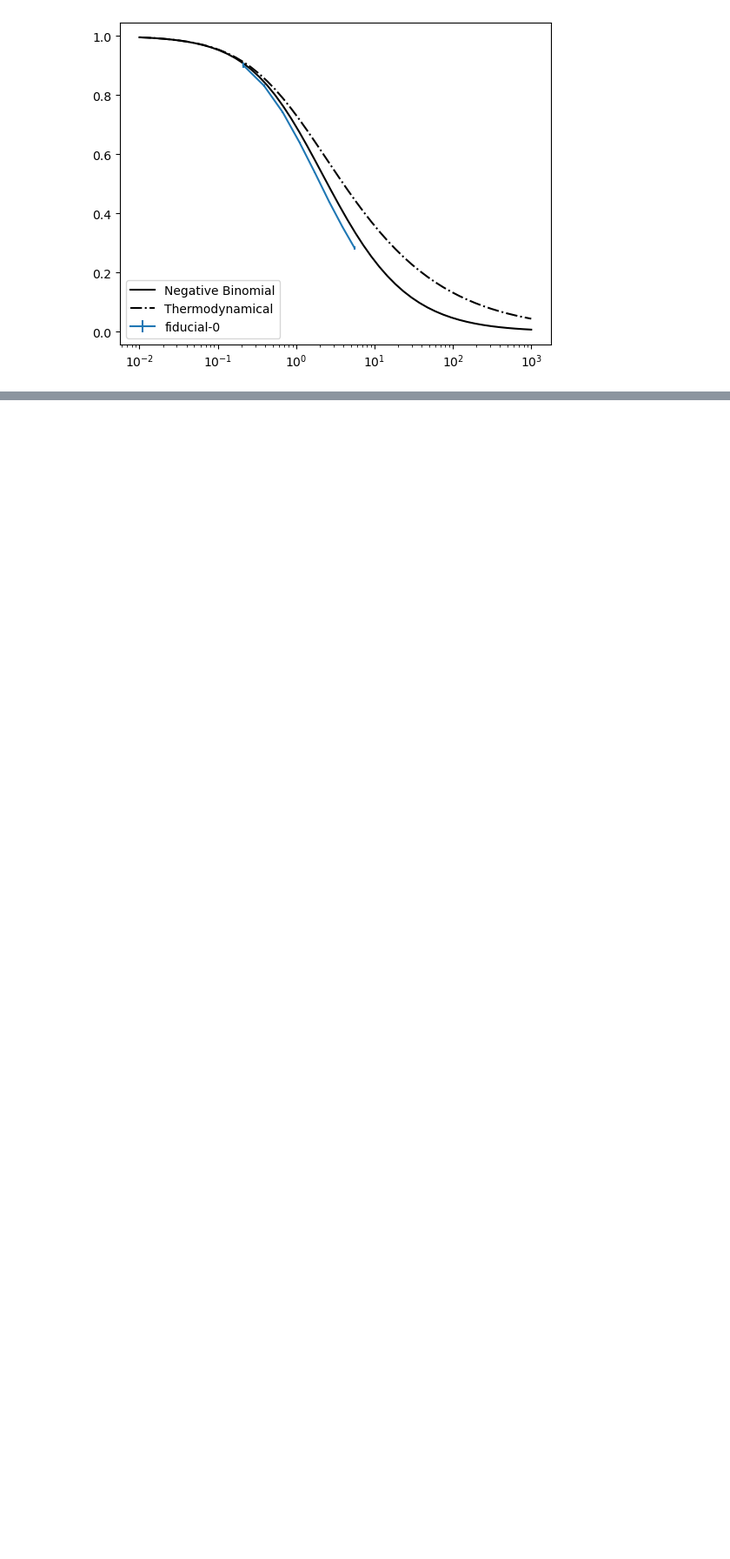
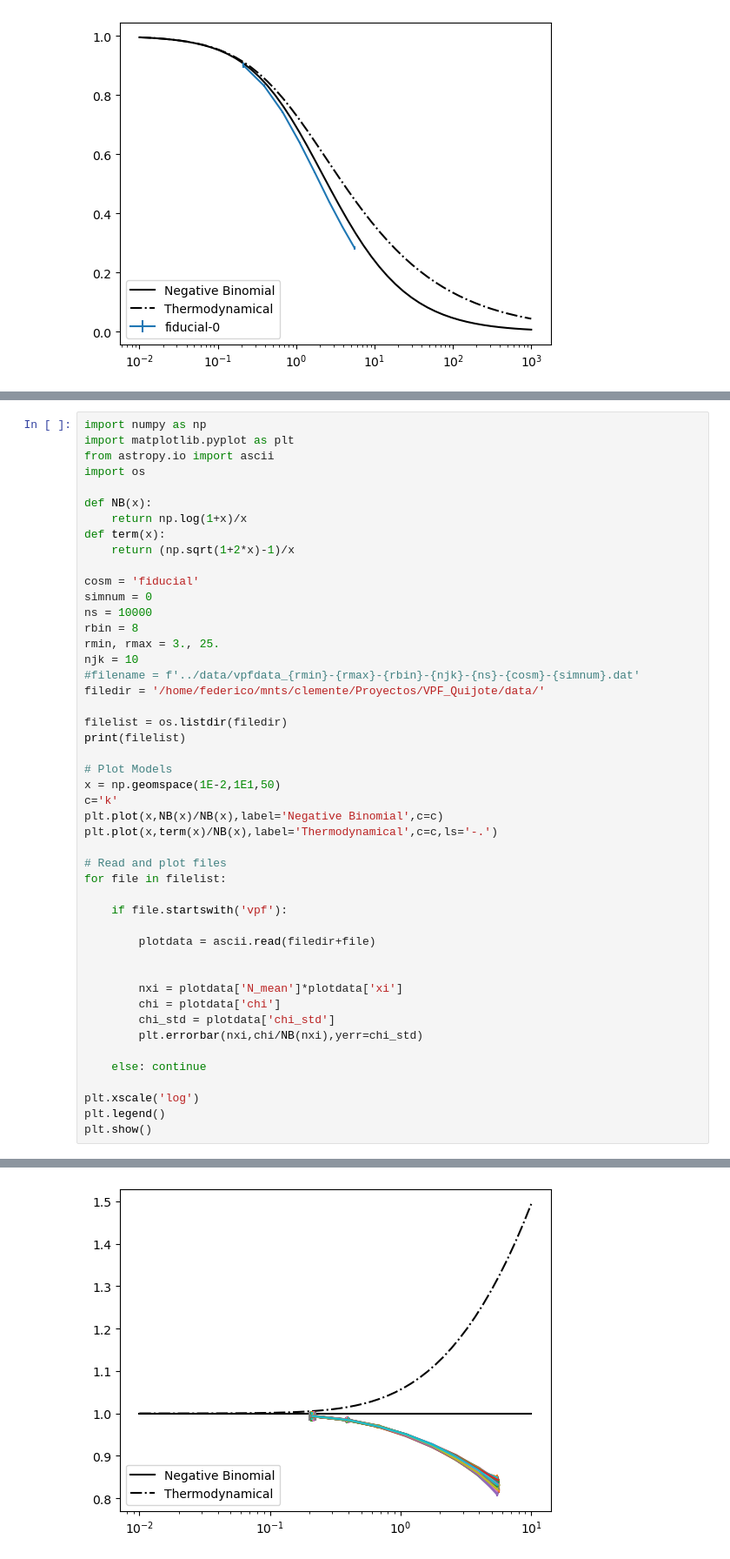
Before and after one commit to FedeDavilaKurban/VPF_Quijote, a Jupyter notebook: rvpf_new_PLOT.ipynb, the cells around one changed output, grey strips where cells are left out. Shown at 87% size. Drawn from its saved outputs; the diff is of its cells as text; blank space fills up the shorter version.

Commit message:
new plot

```diff
--- a/rvpf_new_PLOT.ipynb
+++ b/rvpf_new_PLOT.ipynb
@@ -29,0 +32,48 @@ plt.show()
+# %%
+import numpy as np
+import matplotlib.pyplot as plt
+from astropy.io import ascii
+import os
+
+def NB(x):
+    return np.log(1+x)/x
+def term(x):
+    return (np.sqrt(1+2*x)-1)/x
+
+cosm = 'fiducial'
+simnum = 0
+ns = 10000
+rbin = 8
+rmin, rmax = 3., 25.
+njk = 10
+#filename = f'../data/vpfdata_{rmin}-{rmax}-{rbin}-{njk}-{ns}-{cosm}-{simnum}.dat'
+filedir = '/home/federico/mnts/clemente/Proyectos/VPF_Quijote/data/'
+
+filelist = os.listdir(filedir)
+print(filelist)
+
+# Plot Models
+x = np.geomspace(1E-2,1E1,50)
+c='k'
+plt.plot(x,NB(x)/NB(x),label='Negative Binomial',c=c)
+plt.plot(x,term(x)/NB(x),label='Thermodynamical',c=c,ls='-.')
+
+# Read and plot files
+for file in filelist:
+
+    if file.startswith('vpf'):
+
+        plotdata = ascii.read(filedir+file)
+
+
+        nxi = plotdata['N_mean']*plotdata['xi']
+        chi = plotdata['chi']
+        chi_std = plotdata['chi_std']
+        plt.errorbar(nxi,chi/NB(nxi),yerr=chi_std)
+
+    else: continue
+
+plt.xscale('log')
+plt.legend()
+plt.show()
+# %% [output]
@@ -29,0 +81 @@ plt.show()
+[figure, added]
```
Also changed, not shown: parts of 2 cells of this notebook, 2 other files.
